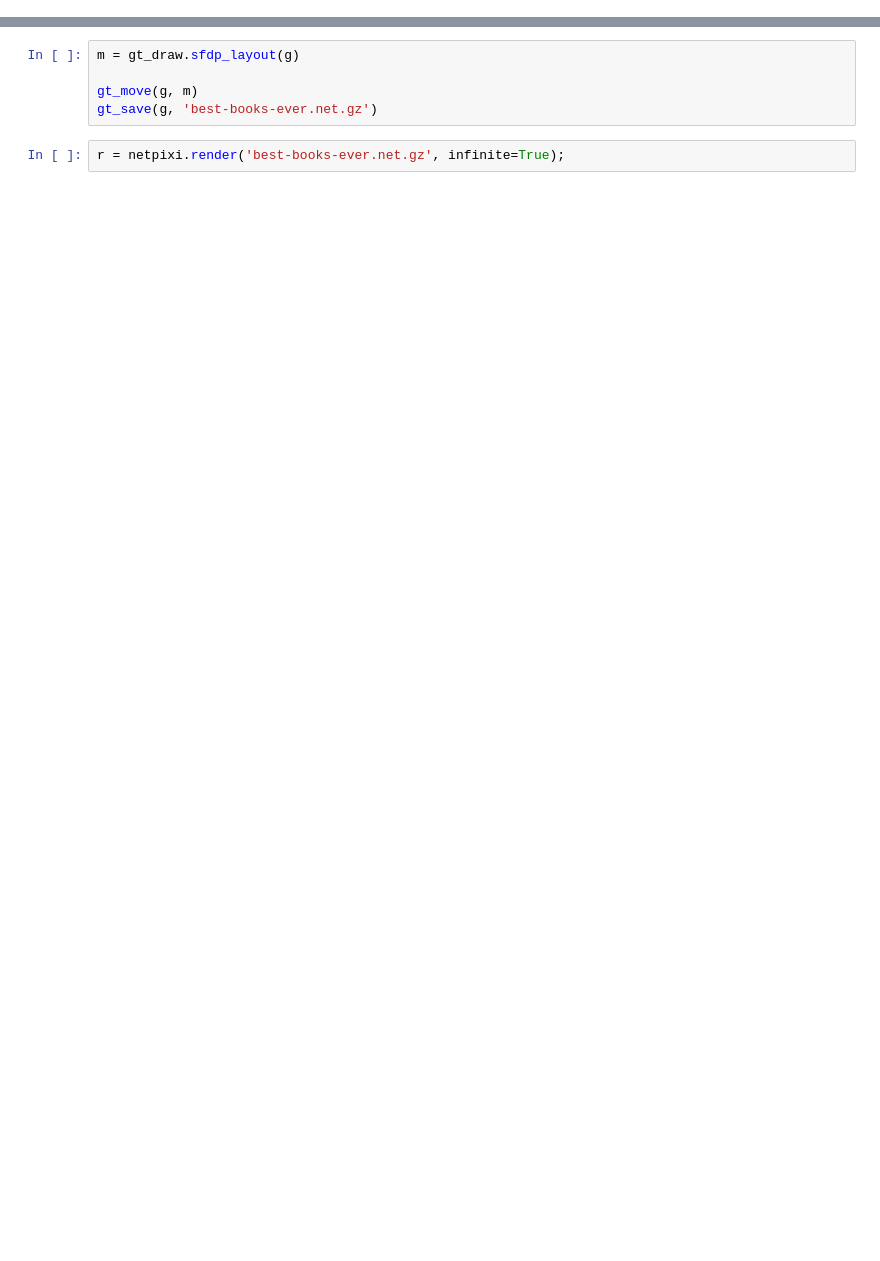
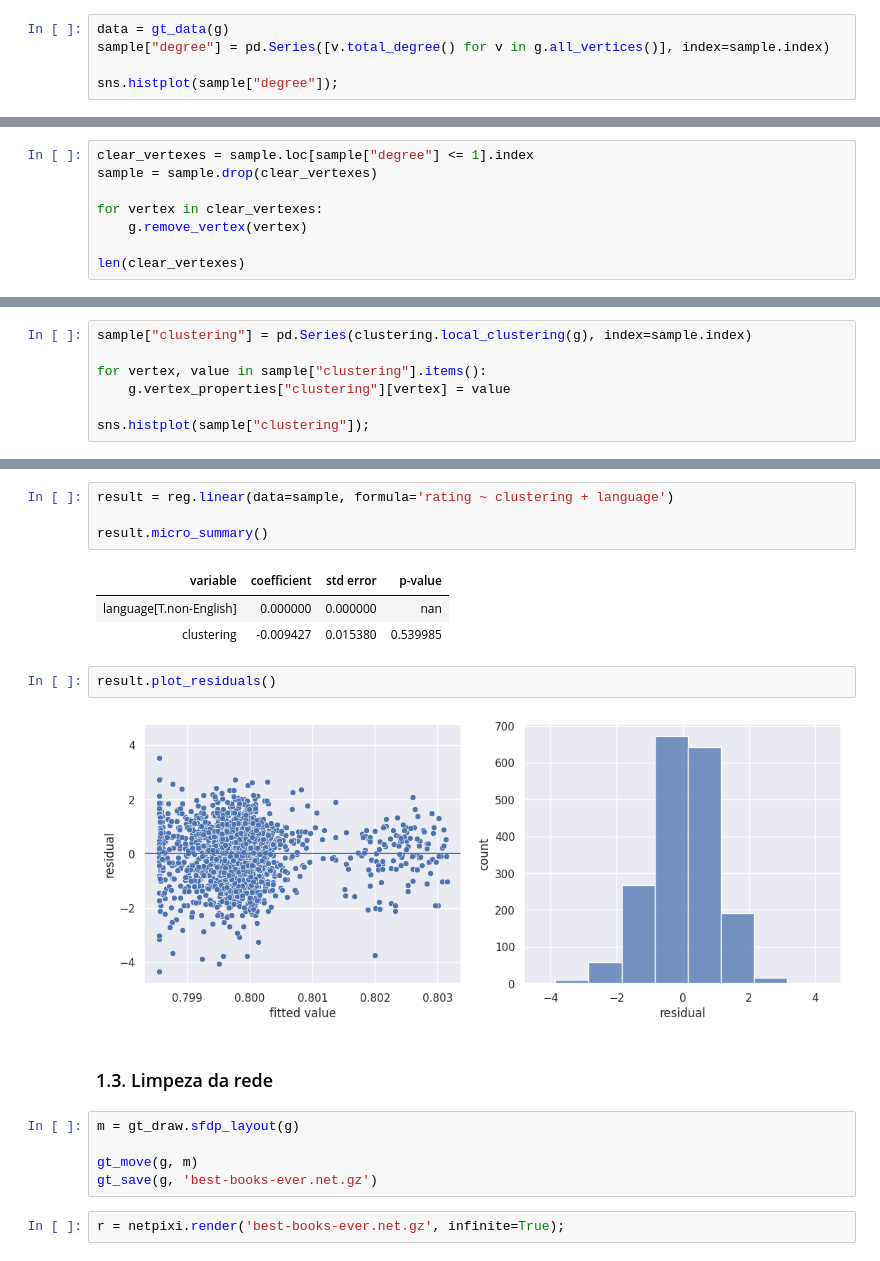
Before and after one commit to JorasOliveira/projeto_redesoc, a Jupyter notebook: projeto.ipynb, the cells around one changed output, grey strips where cells are left out. Cells and saved outputs as stored; diff of their text form; blank space fills up the shorter version.

```diff
--- a/projeto.ipynb
+++ b/projeto.ipynb
@@ -316,0 +185,5 @@ Name: degree, dtype: float64
+# %%
+data = gt_data(g)
+sample["degree"] = pd.Series([v.total_degree() for v in g.all_vertices()], index=sample.index)
+
+sns.histplot(sample["degree"]);
@@ -316,0 +194,8 @@ Name: degree, dtype: float64
+# %%
+clear_vertexes = sample.loc[sample["degree"] <= 1].index
+sample = sample.drop(clear_vertexes)
+
+for vertex in clear_vertexes:
+    g.remove_vertex(vertex)
+
+len(clear_vertexes)
@@ -316,0 +206,7 @@ Name: degree, dtype: float64
+# %%
+sample["clustering"] = pd.Series(clustering.local_clustering(g), index=sample.index)
+
+for vertex, value in sample["clustering"].items():
+    g.vertex_properties["clustering"][vertex] = value
+
+sns.histplot(sample["clustering"]);
@@ -317,3 +215,17 @@ Name: degree, dtype: float64
+# %%
+result = reg.linear(data=sample, formula='rating ~ clustering + language')
+
+result.micro_summary()
+# %% [output]
+| variable | coefficient | std error | p-value |
+| language[T.non-English] | 0.000000 | 0.000000 | nan |
+| clustering | -0.009427 | 0.015380 | 0.539985 |
+# %%
+result.plot_residuals()
+# %% [output]
+[figure, added]
+# %% [markdown]
+### 1.3. Limpeza da rede
 # %%
 m = gt_draw.sfdp_layout(g)
 
```
Also changed, not shown: parts of 55 cells of this notebook.
